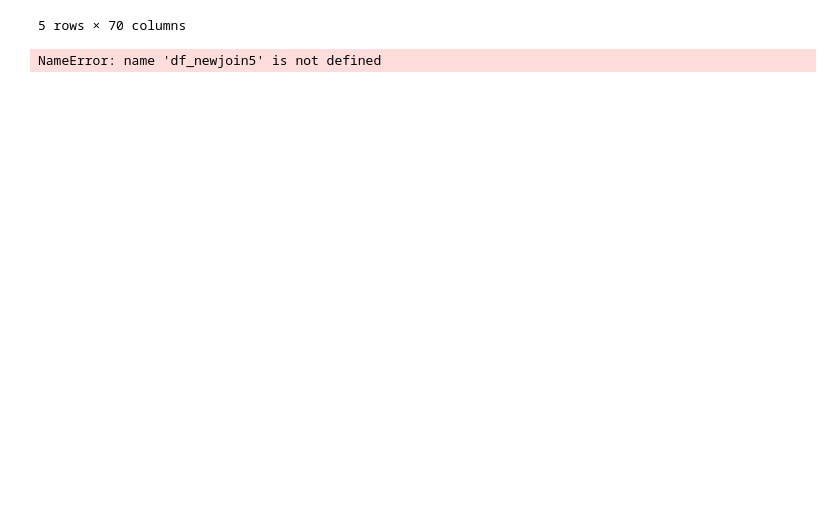
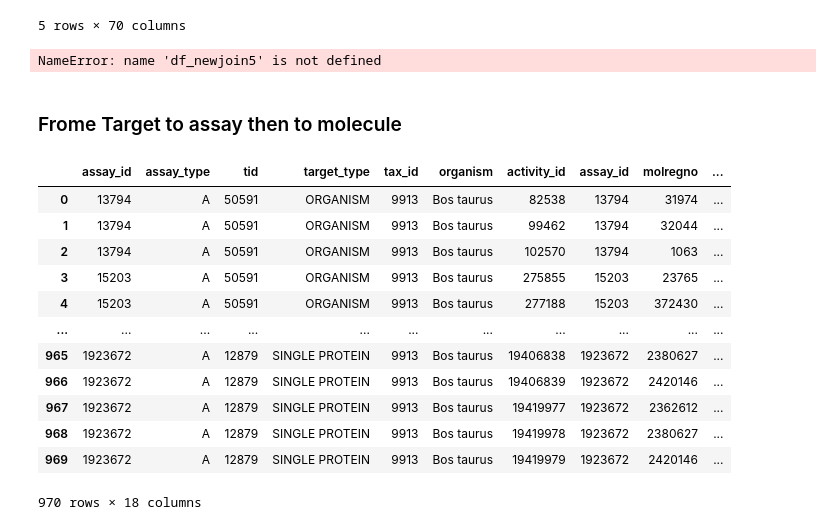
Before and after one commit to Cargill-Capstone2021/ADME-modeling-for-Cargill, a Jupyter notebook: working/CHEMBL_db.ipynb, the cells around one changed output. Saved outputs shown, nothing was run; the diff lists cells and outputs as text; code cells hidden in the pictures; blank space fills up the shorter version.

```diff
--- a/working/CHEMBL_db.ipynb
+++ b/working/CHEMBL_db.ipynb
@@ -280,3 +296,33 @@ AND at.assay_type='A'
 df_newjoin5
 # %% [output]
 NameError: name 'df_newjoin5' is not defined
+# %% [markdown]
+### Frome Target to assay then to molecule
+# %%
+df_td_ass_act=pd.read_sql_query("""SELECT
+                            ass.assay_id, ass.assay_type,
+                            t.tid, t.target_type, t.tax_id, t.organism,
+                            act.activity_id, act.assay_id, act.molregno, act.record_id, act.relation,
+                            act.type, act.value, act.units, act.standard_relation,
+                            act.standard_type, act.standard_value, act.standard_units
+                            FROM
+                            target_dictionary t
+                            INNER JOIN assays ass on ass.tid=t.tid
+                            INNER JOIN activities act on act.assay_id=ass.assay_id
+                            WHERE t.organism='Bos taurus'and ass.assay_type='A' or t.organism='Bos taurus' and ass.assay_type='T'""", con )
+# %%
+df_td_ass_act
+# %% [output]
+|  | assay_id | assay_type | tid | target_type | tax_id | organism | activity_id | assay_id | molregno | ... |
+| 0 | 13794 | A | 50591 | ORGANISM | 9913 | Bos taurus | 82538 | 13794 | 31974 | ... |
+| 1 | 13794 | A | 50591 | ORGANISM | 9913 | Bos taurus | 99462 | 13794 | 32044 | ... |
+| 2 | 13794 | A | 50591 | ORGANISM | 9913 | Bos taurus | 102570 | 13794 | 1063 | ... |
+| 3 | 15203 | A | 50591 | ORGANISM | 9913 | Bos taurus | 275855 | 15203 | 23765 | ... |
+| 4 | 15203 | A | 50591 | ORGANISM | 9913 | Bos taurus | 277188 | 15203 | 372430 | ... |
+| ... | ... | ... | ... | ... | ... | ... | ... | ... | ... | ... |
+| 965 | 1923672 | A | 12879 | SINGLE PROTEIN | 9913 | Bos taurus | 19406838 | 1923672 | 2380627 | ... |
+| 966 | 1923672 | A | 12879 | SINGLE PROTEIN | 9913 | Bos taurus | 19406839 | 1923672 | 2420146 | ... |
+| 967 | 1923672 | A | 12879 | SINGLE PROTEIN | 9913 | Bos taurus | 19419977 | 1923672 | 2362612 | ... |
+| 968 | 1923672 | A | 12879 | SINGLE PROTEIN | 9913 | Bos taurus | 19419978 | 1923672 | 2380627 | ... |
+| 969 | 1923672 | A | 12879 | SINGLE PROTEIN | 9913 | Bos taurus | 19419979 | 1923672 | 2420146 | ... |
+970 rows × 18 columns
```
Also changed, not shown: parts of 23 cells of this notebook.
